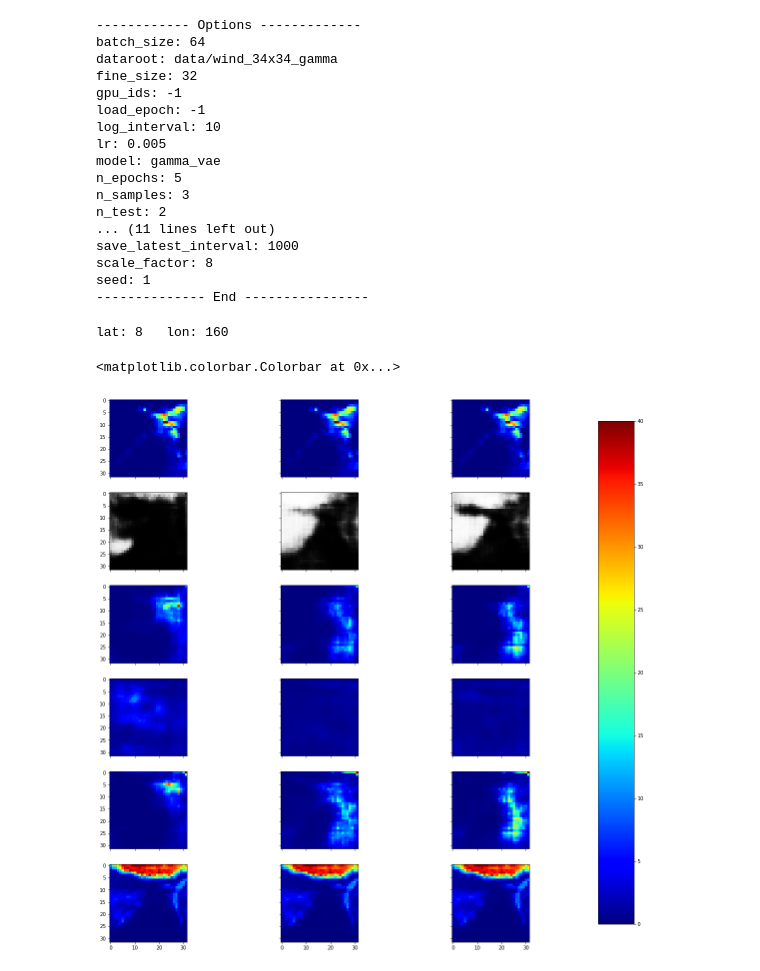
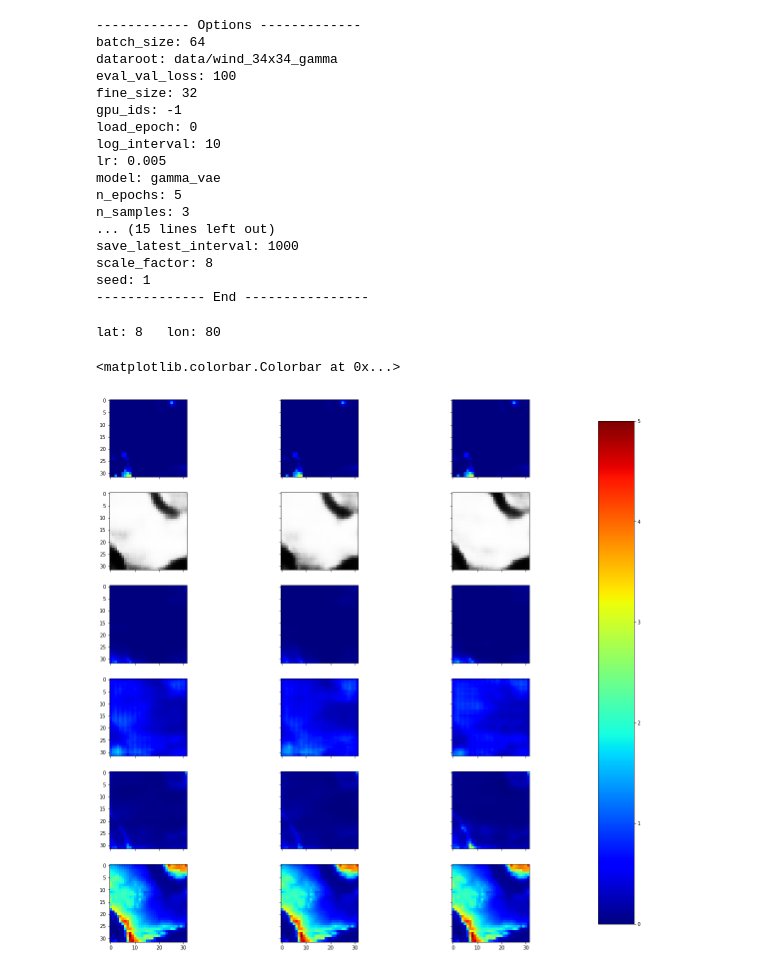
Before and after one commit to SimonTreu/sdvae, a Jupyter notebook: interactive_val.ipynb, the cells around one changed output. Cells and saved outputs as stored; diff of their text form; code cells hidden in the pictures.

```diff
--- a/interactive_val.ipynb
+++ b/interactive_val.ipynb
@@ -19,7 +19,7 @@ opt = base_opt.parse(args=['--batch_size', '64',
                            '--dataroot', 'data/wind_34x34_gamma',
                            '--fine_size', '32',
                            '--gpu_ids', '-1',
-                           '--load_epoch', '-1',
+                           '--load_epoch', '0',
                            '--log_interval', '10',
                            '--lr', '0.005',
                            '--model', 'gamma_vae',
@@ -28,9 +28,10 @@ opt = base_opt.parse(args=['--batch_size', '64',
                            '--n_test', '2',
                            '--n_threads', '4',
                            '--n_val', '2',
-                           '--name', 'vae_12_19_2',
+                           '--name', 'vae_12_23_no_dropout',
                            '--nf_decoder', '16',
                            '--nf_encoder', '16',
+                           '--no_dropout',
                            '--nz', '10',
                            '--phase', 'val',
                            '--plot_interval', '100',
@@ -48,7 +49,7 @@ load_epoch = opt.load_epoch if opt.load_epoch >= 0 else 'latest'
 load_name = "epoch_{}.pth".format(load_epoch)
 load_dir = os.path.join(load_root, load_name)
 
-climate_data = ClimateDataset(opt=opt, phase=opt.phase)
+climate_data = ClimateDataset(opt=opt, phase='val')
 
 # large_cell = 48x48, cell = 40x40, small_cell = 32x32
 large_cell = opt.fine_size + 2*opt.scale_factor
@@ -70,23 +71,23 @@ input_dataset = Dataset(os.path.join(opt.dataroot, 'dataset.nc4'), "r", format="
 ------------ Options -------------
 batch_size: 64
 dataroot: data/wind_34x34_gamma
+eval_val_loss: 100
 fine_size: 32
 gpu_ids: -1
-load_epoch: -1
+load_epoch: 0
 log_interval: 10
 lr: 0.005
 model: gamma_vae
 n_epochs: 5
 n_samples: 3
-n_test: 2
-... (11 lines left out)
+... (15 lines left out)
 save_latest_interval: 1000
 scale_factor: 8
 seed: 1
 -------------- End ----------------
 # %%
 idx_lat = 0
-idx_lon = climate_data.lat_lon_list[idx_lat][0]
+idx_lon = climate_data.lat_lon_list[idx_lat][1]
 
 # calculate upper left index for cell with boundary values to downscale #todo better formulation
 anchor_lat = idx_lat * climate_data.cell_size  + climate_data.scale_factor
@@ -108,9 +109,9 @@ pr = input_dataset['pr'][:, large_cell_lats, large_cell_lons]
 uas = input_dataset['uas'][:, large_cell_lats, large_cell_lons]
 vas = input_dataset['vas'][:, large_cell_lats, large_cell_lons]
 # %% [output]
-lat: 8   lon: 160
+lat: 8   lon: 80
 # %%
-t = 120
+t = 153
 
 # create reconstructed image
 pr_tensor = torch.tensor(pr[t, :, :], dtype=torch.float32, device=device)
@@ -139,25 +140,25 @@ for i in range(opt.n_samples):
 # %%
 fig, axes = plt.subplots(6, opt.n_samples, sharex='col', sharey='row', figsize = (20, 20))
 v_min = 0
-v_max = 40
+v_max = 5
 for i in range(opt.n_samples):
     axes[0, i].imshow(pr_tensor[opt.scale_factor:-opt.scale_factor, opt.scale_factor:-opt.scale_factor],
                               cmap=plt.get_cmap('jet'), vmin=v_min, vmax=v_max)
     axes[1, i].imshow(p_list[i][0,0,:,:], cmap=plt.get_cmap('Greys'), vmin=0, vmax=1)
     axes[2, i].imshow((p_list[i]*alpha_list[i]*beta_list[i])[0, 0, :, :], vmin=v_min, vmax=v_max,
                       cmap=plt.get_cmap('jet'))
     axes[3, i].imshow(alpha_list[i][0,0,:,:], vmin=v_min, vmax=v_max,
                       cmap=plt.get_cmap('jet'))
     im = axes[4, i].imshow(beta_list[i][0,0,:,:], vmin=v_min, vmax=v_max,
                            cmap=plt.get_cmap('jet'))
     axes[5, i].imshow(orog_tensor[0,0,:,:],
                       cmap=plt.get_cmap('jet'))
 fig.subplots_adjust(right=0.8)
 cbar_ax = fig.add_axes([0.85, 0.15, 0.05, 0.7])
 fig.colorbar(im, cax=cbar_ax)
 # %% [output]
 <matplotlib.colorbar.Colorbar at 0x...>
-[figure, old version]
+[figure, new version]
 # %%
 fig, axes = plt.subplots(7, 7, sharex='col', sharey='row', figsize = (20, 20))
 z=torch.randn(1, opt.nz, 1, 1, device=device)
```
Also changed, not shown: parts of 1 cell of this notebook, 2 other files.
